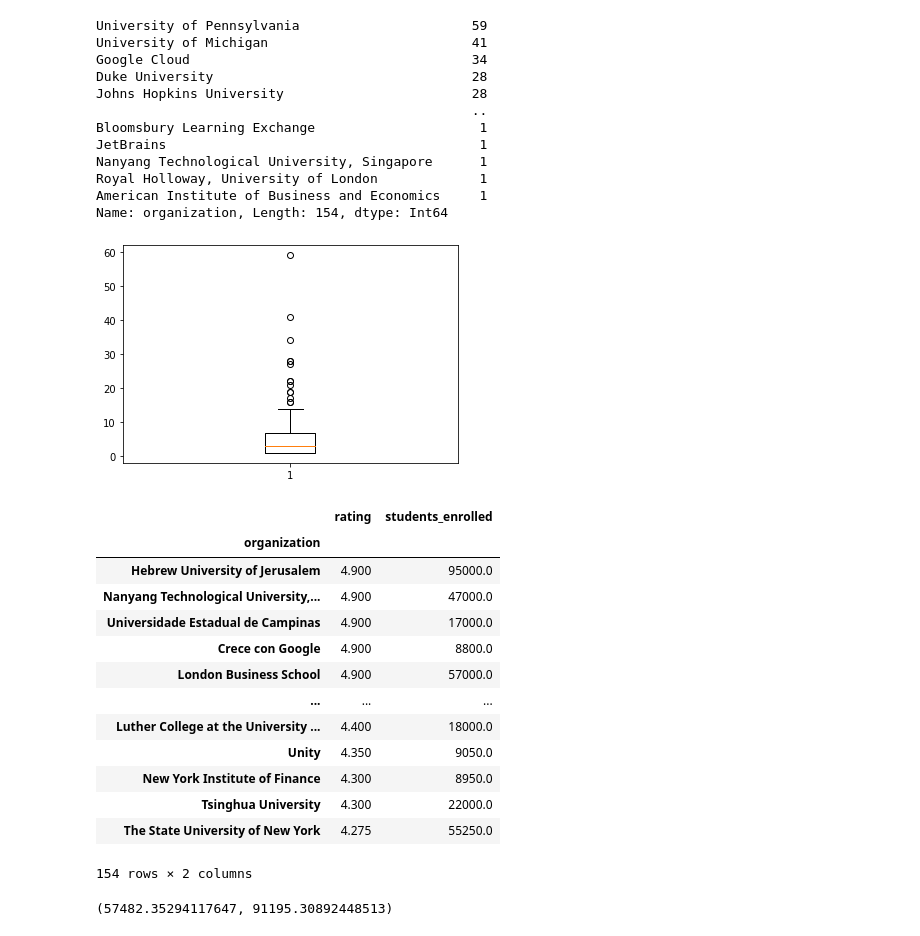
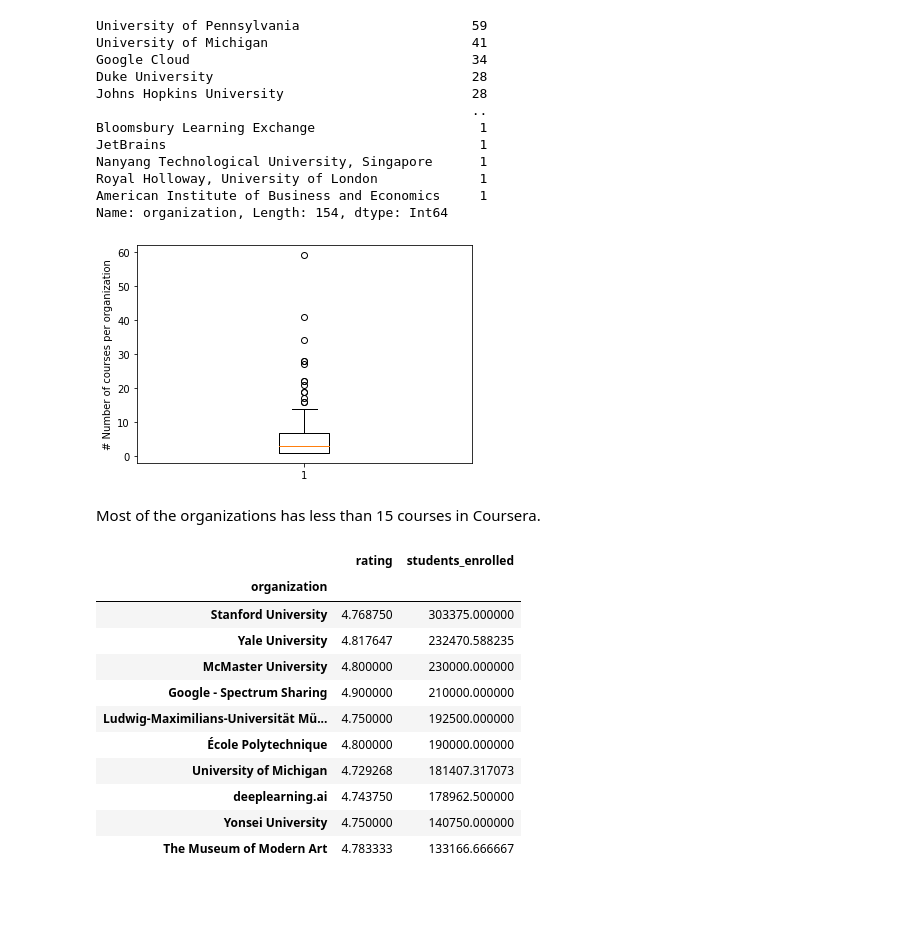
Before and after one commit to patosorio/Coursera-course-analysis, a Jupyter notebook: Coursera Course Analysis.ipynb, the cells around one changed output. Drawn from its saved outputs; the diff is of its cells as text; code cells hidden in the pictures; blank space fills up the shorter version.

Commit message:
New sections update and organization

```diff
--- a/Coursera Course Analysis.ipynb
+++ b/Coursera Course Analysis.ipynb
@@ -433,7 +493,9 @@ American Institute of Business and Economics     1
 Name: organization, Length: 154, dtype: Int64
 # %%
 # Let's quick check how the data is distributed with a box plot
+plt.figure()
 plt.boxplot(org_courses)
+plt.ylabel('# Number of courses per organization')
 plt.show()
 # %% [output]
-[figure, old version]
+[figure, new version]
@@ -442,19 +502,21 @@ plt.show()
+# %% [markdown]
+Most of the organizations has less than 15 courses in Coursera.
 # %%
-# What's the average rating per organization?
-organizations_rat_students = df[['organization', 'rating', 'students_enrolled']].groupby('organization').mean().sort_values(by='rating', ascending=False)
-organizations_rat_students
+# Finding out the top 10 organizations, which I will consider those with higher number of students
+# and high ratings based on the students enrolled
+top_10_organizations = df[['organization', 'rating', 'students_enrolled']].groupby('organization').mean().sort_values(by=['students_enrolled'],ascending = [False])
+# Let's select only those with ratings above 4.7
+top_10_organizations.loc[top_10_organizations.rating >= 4.7].head(10)
 # %% [output]
 |  | rating | students_enrolled |
 | organization |  |  |
-| Hebrew University of Jerusalem | 4.900 | 95000.0 |
-| Nanyang Technological University,... | 4.900 | 47000.0 |
-| Universidade Estadual de Campinas | 4.900 | 17000.0 |
-| Crece con Google | 4.900 | 8800.0 |
-| London Business School | 4.900 | 57000.0 |
-| ... | ... | ... |
-| Luther College at the University ... | 4.400 | 18000.0 |
-| Unity | 4.350 | 9050.0 |
-| New York Institute of Finance | 4.300 | 8950.0 |
-| Tsinghua University | 4.300 | 22000.0 |
-| The State University of New York | 4.275 | 55250.0 |
+| Stanford University | 4.768750 | 303375.000000 |
+| Yale University | 4.817647 | 232470.588235 |
+| McMaster University | 4.800000 | 230000.000000 |
+| Google - Spectrum Sharing | 4.900000 | 210000.000000 |
+| Ludwig-Maximilians-Universität Mü... | 4.750000 | 192500.000000 |
+| École Polytechnique | 4.800000 | 190000.000000 |
+| University of Michigan | 4.729268 | 181407.317073 |
+| deeplearning.ai | 4.743750 | 178962.500000 |
+| Yonsei University | 4.750000 | 140750.000000 |
+| The Museum of Modern Art | 4.783333 | 133166.666667 |
-154 rows × 2 columns
@@ -464,10 +522,0 @@ organizations_rat_students
-# %%
-# What's the average of students enrolled for ratings under 4.25?
-# Which are the highest rated courses is there any correlation with the students enrolled?
-df[df['rating'] < 4.25]
-
-mean_low_ratings = df.loc[(df['rating'] < 4.25), 'students_enrolled'].mean()
-mean_high_ratings = df.loc[((df['rating'] > 4.25)), 'students_enrolled'].mean()
-mean_low_ratings, mean_high_ratings
-# %% [output]
-(57482.35294117647, 91195.30892448513)
```
Also changed, not shown: parts of 28 cells of this notebook.
